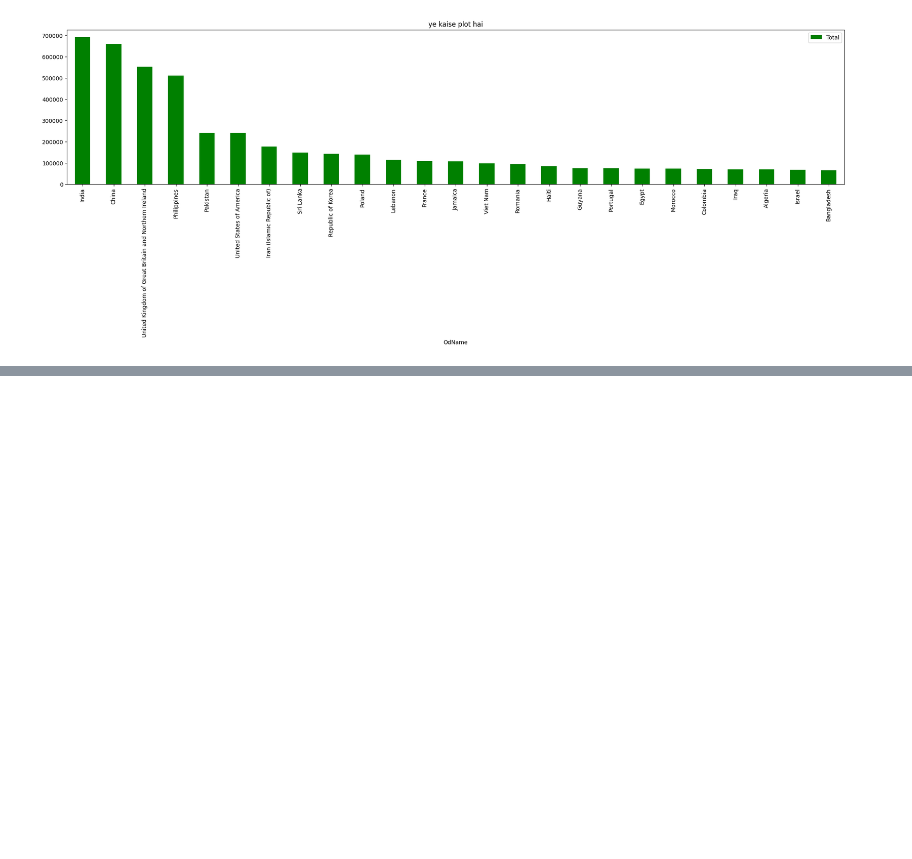
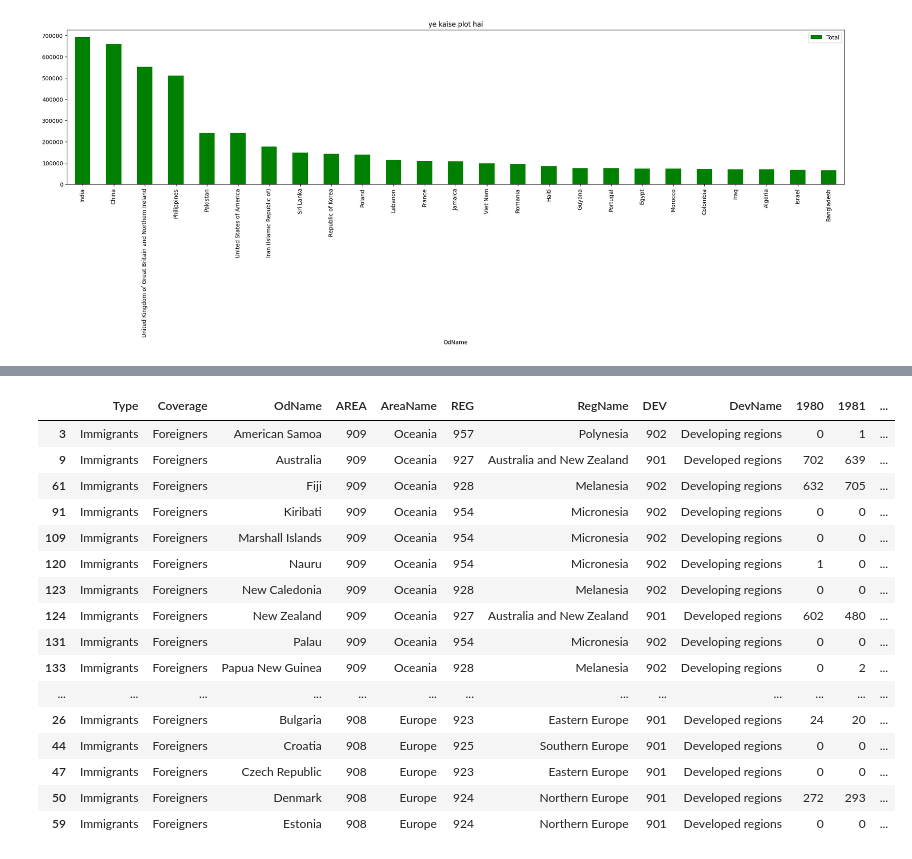
Before and after one commit to Nishantshukla2261/PYTHON-DIGIPODIUM, a Jupyter notebook: pandas_basic/analysis.ipynb, the cells around one changed output, grey strips where cells are left out. Drawn from its saved outputs; the diff is of its cells as text; code cells hidden in the pictures; blank space fills up the shorter version.

```diff
--- a/pandas_basic/analysis.ipynb
+++ b/pandas_basic/analysis.ipynb
@@ -638,0 +699,20 @@ df[['OdName','Total']].head(25).plot(
+# %%
+df.sort_values(by=['AreaName','OdName'],ascending=[False,True])[:60]  ##phle areaname ko priority dega fir odnameko
+# %% [output]
+|  | Type | Coverage | OdName | AREA | AreaName | REG | RegName | DEV | DevName | 1980 | 1981 | ... |
+| 3 | Immigrants | Foreigners | American Samoa | 909 | Oceania | 957 | Polynesia | 902 | Developing regions | 0 | 1 | ... |
+| 9 | Immigrants | Foreigners | Australia | 909 | Oceania | 927 | Australia and New Zealand | 901 | Developed regions | 702 | 639 | ... |
+| 61 | Immigrants | Foreigners | Fiji | 909 | Oceania | 928 | Melanesia | 902 | Developing regions | 632 | 705 | ... |
+| 91 | Immigrants | Foreigners | Kiribati | 909 | Oceania | 954 | Micronesia | 902 | Developing regions | 0 | 0 | ... |
+| 109 | Immigrants | Foreigners | Marshall Islands | 909 | Oceania | 954 | Micronesia | 902 | Developing regions | 0 | 0 | ... |
+| 120 | Immigrants | Foreigners | Nauru | 909 | Oceania | 954 | Micronesia | 902 | Developing regions | 1 | 0 | ... |
+| 123 | Immigrants | Foreigners | New Caledonia | 909 | Oceania | 928 | Melanesia | 902 | Developing regions | 0 | 0 | ... |
+| 124 | Immigrants | Foreigners | New Zealand | 909 | Oceania | 927 | Australia and New Zealand | 901 | Developed regions | 602 | 480 | ... |
+| 131 | Immigrants | Foreigners | Palau | 909 | Oceania | 954 | Micronesia | 902 | Developing regions | 0 | 0 | ... |
+| 133 | Immigrants | Foreigners | Papua New Guinea | 909 | Oceania | 928 | Melanesia | 902 | Developing regions | 0 | 2 | ... |
+| ... | ... | ... | ... | ... | ... | ... | ... | ... | ... | ... | ... | ... |
+| 26 | Immigrants | Foreigners | Bulgaria | 908 | Europe | 923 | Eastern Europe | 901 | Developed regions | 24 | 20 | ... |
+| 44 | Immigrants | Foreigners | Croatia | 908 | Europe | 925 | Southern Europe | 901 | Developed regions | 0 | 0 | ... |
+| 47 | Immigrants | Foreigners | Czech Republic | 908 | Europe | 923 | Eastern Europe | 901 | Developed regions | 0 | 0 | ... |
+| 50 | Immigrants | Foreigners | Denmark | 908 | Europe | 924 | Northern Europe | 901 | Developed regions | 272 | 293 | ... |
+| 59 | Immigrants | Foreigners | Estonia | 908 | Europe | 924 | Northern Europe | 901 | Developed regions | 0 | 0 | ... |
```
Also changed, not shown: parts of 35 cells of this notebook, 1 other file.
